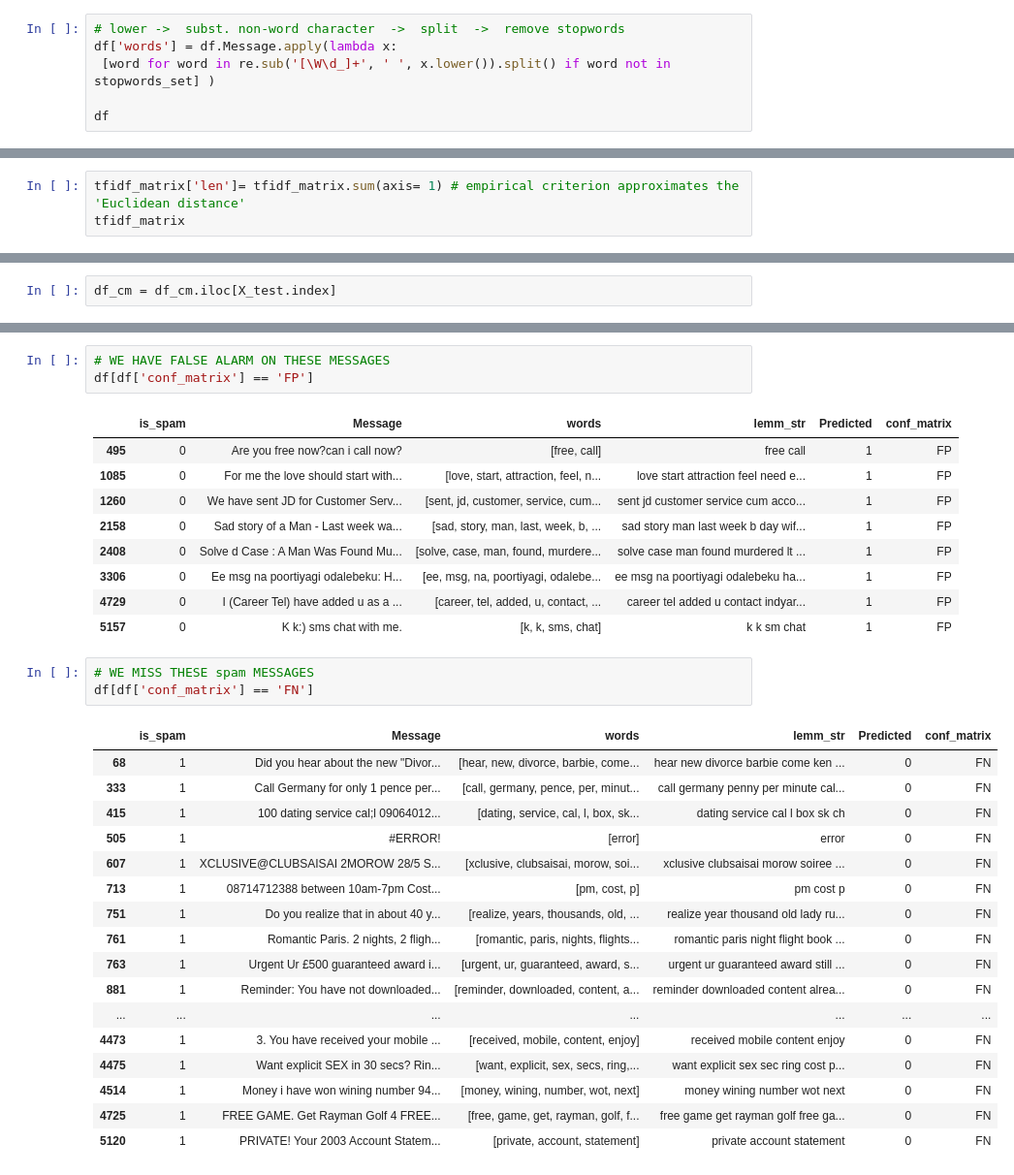
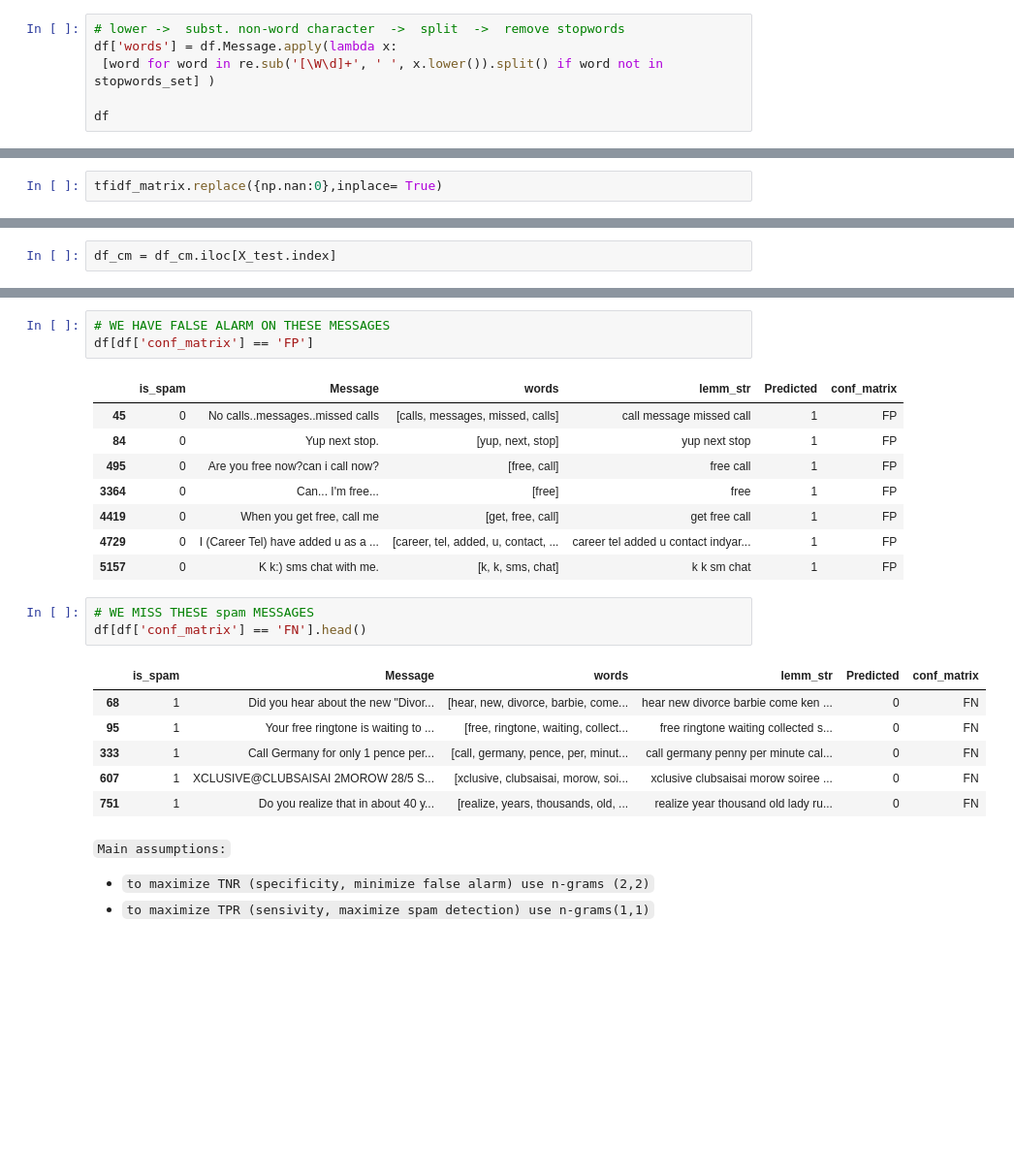
Before and after one commit to IgorBeHolder/Netology, a Jupyter notebook: Netology stats_Case_study HW.ipynb, the cells around one changed output, grey strips where cells are left out. Shown at 97% size. Cells and saved outputs as stored; diff of their text form; blank space fills up the shorter version.

```diff
--- a/Netology stats_Case_study HW.ipynb
+++ b/Netology stats_Case_study HW.ipynb
@@ -466,7 +479,7 @@ memory usage: 120.9+ KB
 # %%
 # lower ->  subst. non-word character  ->  split  ->  remove stopwords
 df['words'] = df.Message.apply(lambda x:
- [word for word in re.sub('[\W\d_]+', ' ', x.lower()).split() if word not in stopwords_set] )
+ [word for word in re.sub('[\W\d]+', ' ', x.lower()).split() if word not in stopwords_set] )
 
 df
 # %% [output]
@@ -531,3 +544,0 @@ tfidf_matrix.shape
-# %%
-tfidf_matrix['len']= tfidf_matrix.sum(axis= 1) # empirical criterion approximates the 'Euclidean distance'
-tfidf_matrix
@@ -547,0 +566,2 @@ tfidf_matrix
+# %%
+tfidf_matrix.replace({np.nan:0},inplace= True)
@@ -762,32 +776,24 @@ F1 score               = 90.674 %
 df[df['conf_matrix'] == 'FP']
 # %% [output]
 |  | is_spam | Message | words | lemm_str | Predicted | conf_matrix |
+| 45 | 0 | No calls..messages..missed calls | [calls, messages, missed, calls] | call message missed call | 1 | FP |
+| 84 | 0 | Yup next stop. | [yup, next, stop] | yup next stop | 1 | FP |
 | 495 | 0 | Are you free now?can i call now? | [free, call] | free call | 1 | FP |
-| 1085 | 0 | For me the love should start with... | [love, start, attraction, feel, n... | love start attraction feel need e... | 1 | FP |
-| 1260 | 0 | We have sent JD for Customer Serv... | [sent, jd, customer, service, cum... | sent jd customer service cum acco... | 1 | FP |
-| 2158 | 0 | Sad story of a Man - Last week wa... | [sad, story, man, last, week, b, ... | sad story man last week b day wif... | 1 | FP |
-| 2408 | 0 | Solve d Case : A Man Was Found Mu... | [solve, case, man, found, murdere... | solve case man found murdered lt ... | 1 | FP |
-| 3306 | 0 | Ee msg na poortiyagi odalebeku: H... | [ee, msg, na, poortiyagi, odalebe... | ee msg na poortiyagi odalebeku ha... | 1 | FP |
+| 3364 | 0 | Can... I'm free... | [free] | free | 1 | FP |
+| 4419 | 0 | When you get free, call me | [get, free, call] | get free call | 1 | FP |
 | 4729 | 0 | I (Career Tel) have added u as a ... | [career, tel, added, u, contact, ... | career tel added u contact indyar... | 1 | FP |
 | 5157 | 0 | K k:) sms chat with me. | [k, k, sms, chat] | k k sm chat | 1 | FP |
 # %%
 # WE MISS THESE spam MESSAGES
-df[df['conf_matrix'] == 'FN']
+df[df['conf_matrix'] == 'FN'].head()
 # %% [output]
 |  | is_spam | Message | words | lemm_str | Predicted | conf_matrix |
 | 68 | 1 | Did you hear about the new "Divor... | [hear, new, divorce, barbie, come... | hear new divorce barbie come ken ... | 0 | FN |
+| 95 | 1 | Your free ringtone is waiting to ... | [free, ringtone, waiting, collect... | free ringtone waiting collected s... | 0 | FN |
 | 333 | 1 | Call Germany for only 1 pence per... | [call, germany, pence, per, minut... | call germany penny per minute cal... | 0 | FN |
-| 415 | 1 | 100 dating service cal;l 09064012... | [dating, service, cal, l, box, sk... | dating service cal l box sk ch | 0 | FN |
-| 505 | 1 | #ERROR! | [error] | error | 0 | FN |
 | 607 | 1 | XCLUSIVE@CLUBSAISAI 2MOROW 28/5 S... | [xclusive, clubsaisai, morow, soi... | xclusive clubsaisai morow soiree ... | 0 | FN |
-| 713 | 1 | 08714712388 between 10am-7pm Cost... | [pm, cost, p] | pm cost p | 0 | FN |
 | 751 | 1 | Do you realize that in about 40 y... | [realize, years, thousands, old, ... | realize year thousand old lady ru... | 0 | FN |
-| 761 | 1 | Romantic Paris. 2 nights, 2 fligh... | [romantic, paris, nights, flights... | romantic paris night flight book ... | 0 | FN |
-| 763 | 1 | Urgent Ur £500 guaranteed award i... | [urgent, ur, guaranteed, award, s... | urgent ur guaranteed award still ... | 0 | FN |
-| 881 | 1 | Reminder: You have not downloaded... | [reminder, downloaded, content, a... | reminder downloaded content alrea... | 0 | FN |
-| ... | ... | ... | ... | ... | ... | ... |
-| 4473 | 1 | 3. You have received your mobile ... | [received, mobile, content, enjoy] | received mobile content enjoy | 0 | FN |
-| 4475 | 1 | Want explicit SEX in 30 secs? Rin... | [want, explicit, sex, secs, ring,... | want explicit sex sec ring cost p... | 0 | FN |
-| 4514 | 1 | Money i have won wining number 94... | [money, wining, number, wot, next] | money wining number wot next | 0 | FN |
-| 4725 | 1 | FREE GAME. Get Rayman Golf 4 FREE... | [free, game, get, rayman, golf, f... | free game get rayman golf free ga... | 0 | FN |
-| 5120 | 1 | PRIVATE! Your 2003 Account Statem... | [private, account, statement] | private account statement | 0 | FN |
+# %% [markdown]
+``Main assumptions:``
+* `to maximize TNR (specificity, minimize false alarm) use n-grams (2,2)`
+* `to maximize TPR (sensivity, maximize spam detection) use n-grams(1,1)`
```
Also changed, not shown: parts of 27 cells of this notebook.
